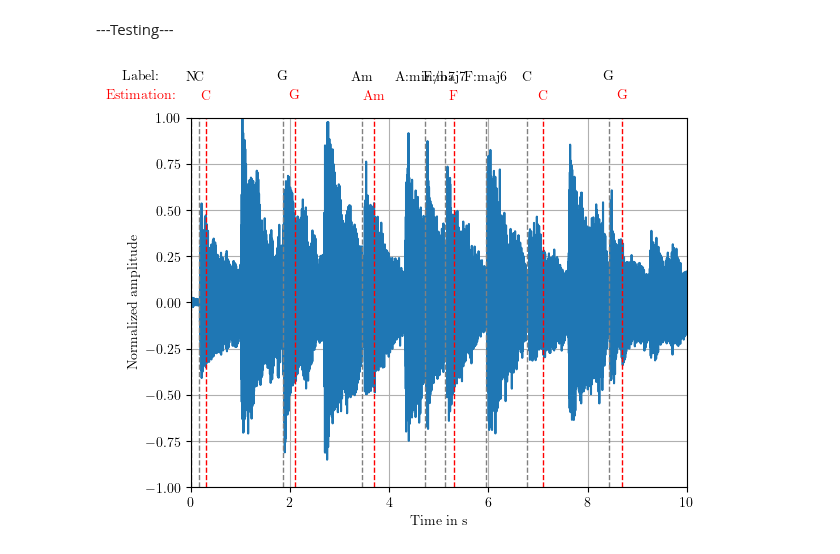
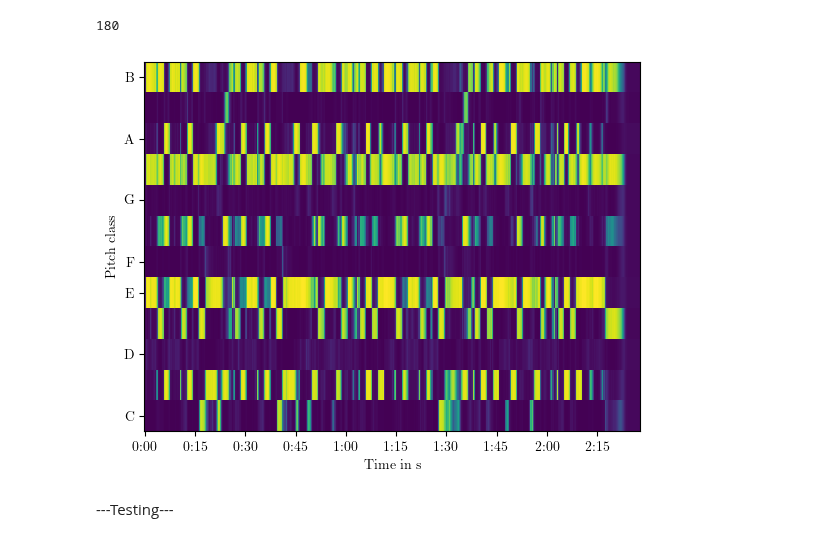
Before and after one commit to Maushax-jpg/chord-recognition, a Jupyter notebook: test.ipynb, the cells around one changed output. Saved outputs shown, nothing was run; the diff lists cells and outputs as text; code cells hidden in the pictures.

Commit message:
first prototype of HMM transcriber finished

```diff
--- a/test.ipynb
+++ b/test.ipynb
@@ -0,0 +71,15 @@
+# %%
+import utils
+import dataloader
+import chromagram
+import matplotlib.pyplot as plt
+basepath = "/home/max/ET-TI/Masterarbeit/prototyping/data/chord_sequences/"
+x = dataloader.getChordSequencesPaths(basepath)
+basepath = "/home/max/ET-TI/Masterarbeit/prototyping/data/beatles/"
+dataset = dataloader.BeatlesDataset(basepath,chroma_type='madmom')
+chroma,target_df = dataset[0]
+fig,ax = plt.subplots()
+chromagram.plotChroma(ax,chroma[1])
+# %% [output]
+180
+[figure, added]
@@ -1,67 +89,2 @@
 # %% [markdown]
 ---Testing---
-# %%
-
-import dataloader
-import chromagram
-import matplotlib.pyplot as plt
-import librosa.display
-import numpy as np
-from matplotlib import rc
-import joblib
-import train_hmm
-# Enable LaTeX support in matplotlib
-rc('font', **{'family': 'serif', 'serif': ['Computer Modern']})
-rc('text', usetex=True)
-
-chord_labels = {'C:min':'Cm','C#:min':'C#m','D:min':'Dm','D#:min':'D#m','E:min':'Em','F:min':'Fm','F#:min':'F#m','G:min':'Gm','G#:min':'G#m',
-    'A:min':'Am','A#:min':'A#m','B:min':'Bm'}
-
-filepath = "/home/max/ET-TI/Masterarbeit/prototyping/data/beatles/audio/12_-_Let_It_Be/06_-_Let_It_Be.mp3"
-annotationspath = "/home/max/ET-TI/Masterarbeit/prototyping/data/beatles/annotations/chords/beatles_12_Let_It_Be_06_Let_It_Be.chords"
-modelpath = "/home/max/ET-TI/Masterarbeit/chord-recognition/hmm_model.pkl"
-
-start_time = 0
-end_time = 10
-
-# load chromagram and predict chords in given time interval
-t_chroma,chroma = chromagram.getChroma(filepath,'madmom')
-mask = (t_chroma >= start_time) & (t_chroma <= end_time)
-t_chroma = t_chroma[mask]
-chroma = chroma[mask,:]
-model = joblib.load(modelpath)
-chord_ix_predictions = model.predict(chroma)
-predictions_idx,predictions = train_hmm.postprocessing(chord_ix_predictions)
-
-# load annotations
-labels_df= dataloader.getBeatlesAnnotations(annotationspath)
-y,sr = librosa.load(filepath,sr=44100)
-t = np.linspace(0,(len(y)-1)/sr,len(y))
-mask = (t >= start_time) & (t <= end_time)
-df = labels_df[(labels_df['tstart'] >= start_time) & (labels_df['tstart'] <= end_time)]
-
-# plot waveform and annotate labels and estimated chords
-fig,ax = plt.subplots()
-ax.plot(t[mask],y[mask]/np.max(y[mask]))
-
-ax.text(start_time-1,1.2,'Label:',horizontalalignment='center',color='k')
-for t,label in zip(df['tstart'],df['label']):
-    ax.vlines(t,-1,1,'grey',linestyles='dashed',linewidth=1)
-    ax.text(t,1.2,chord_labels[label] if label in chord_labels else label,horizontalalignment='center')
-
-ax.text(start_time-1,1.1,'Estimation:',horizontalalignment='center',color='r')
-for idx,label in zip(predictions_idx,predictions):
-    # ignore first ouput of hmm (aestatic reasons)
-    if idx == 0:
-        continue
-    ax.vlines(t_chroma[idx],-1,1,'r',linestyles='dashed',linewidth=1)
-    ax.text(t_chroma[idx],1.1,chord_labels[label] if label in chord_labels else label,horizontalalignment='center',color='r')
-
-ax.set_ylim([-1,1])
-ax.set_xlim(start_time,end_time)
-ax.set_xlabel('Time in s')
-ax.set_ylabel('Normalized amplitude')
-ax.grid('on')
-# Return elements chosen from x or y depending on condition.
-# %% [output]
-[figure, removed]
```
Also changed, not shown: parts of 6 cells of this notebook, 6 other files.
